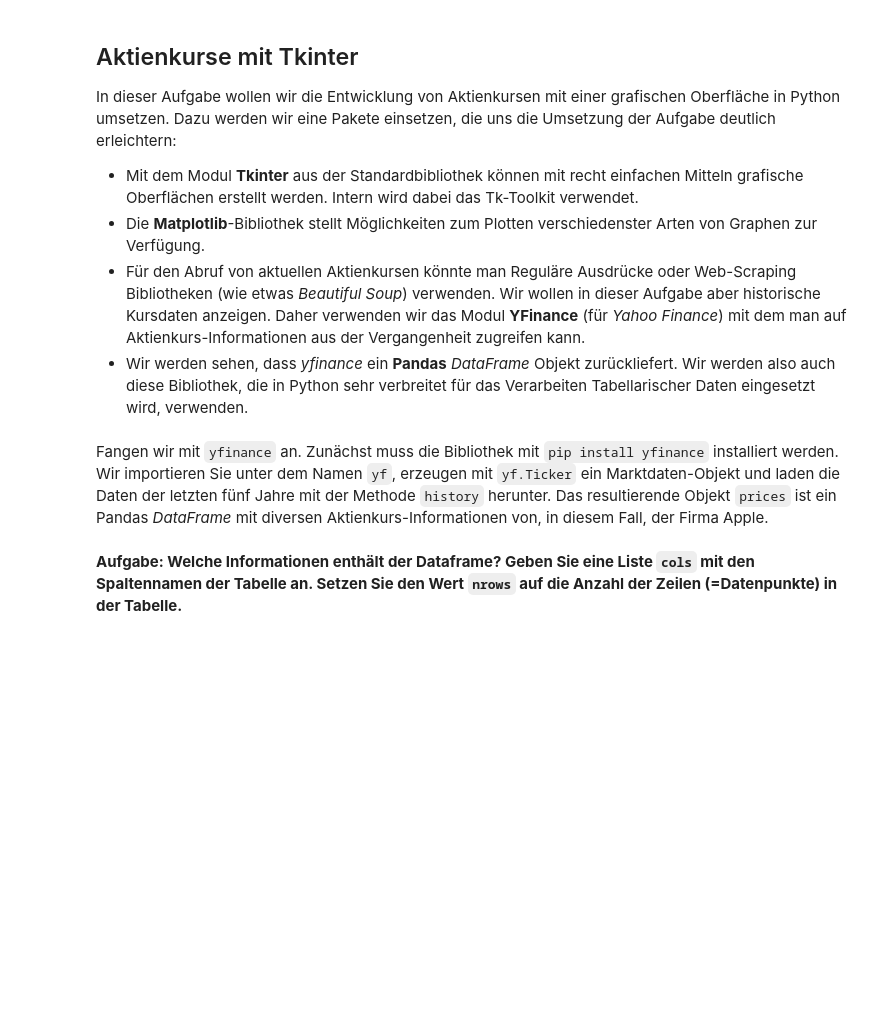
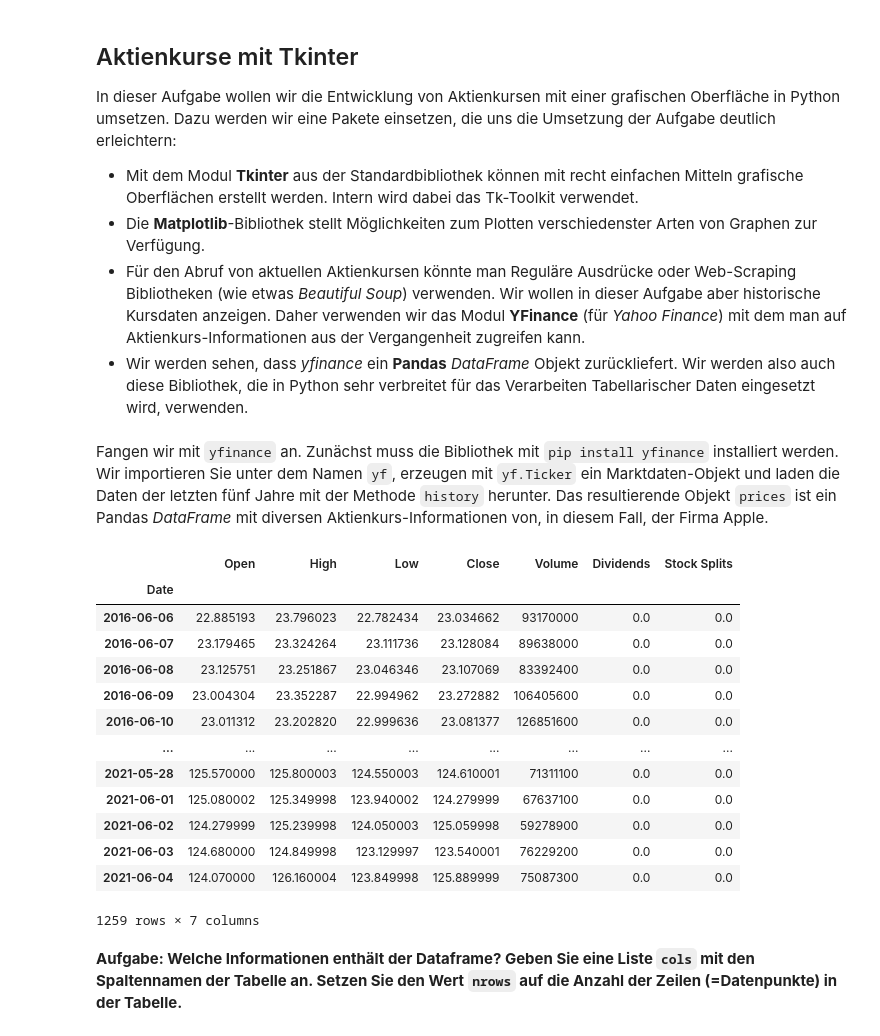
Before and after one commit to fh-swf-hgi/skriptsprachen-ex, a Jupyter notebook: p7/ex18_Aktienkurse_Tk.ipynb, the cells around one changed output. Saved outputs shown, nothing was run; the diff lists cells and outputs as text; code cells hidden in the pictures; blank space fills up the shorter version.

```diff
--- a/p7/ex18_Aktienkurse_Tk.ipynb
+++ b/p7/ex18_Aktienkurse_Tk.ipynb
@@ -24,13 +24,29 @@ Das resultierende Objekt `prices` ist ein Pandas *DataFrame* mit diversen Aktien
 # %%
 import yfinance as yf
 
 
 stock     = 'AAPL'
 stockname = 'Apple'
 timespan  = '5y'
 
 stock = yf.Ticker(stock)
 prices = stock.history(period=timespan)
+prices
+# %% [output]
+|  | Open | High | Low | Close | Volume | Dividends | Stock Splits |
+| Date |  |  |  |  |  |  |  |
+| 2016-06-06 | 22.885193 | 23.796023 | 22.782434 | 23.034662 | 93170000 | 0.0 | 0.0 |
+| 2016-06-07 | 23.179465 | 23.324264 | 23.111736 | 23.128084 | 89638000 | 0.0 | 0.0 |
+| 2016-06-08 | 23.125751 | 23.251867 | 23.046346 | 23.107069 | 83392400 | 0.0 | 0.0 |
+| 2016-06-09 | 23.004304 | 23.352287 | 22.994962 | 23.272882 | 106405600 | 0.0 | 0.0 |
+| 2016-06-10 | 23.011312 | 23.202820 | 22.999636 | 23.081377 | 126851600 | 0.0 | 0.0 |
+| ... | ... | ... | ... | ... | ... | ... | ... |
+| 2021-05-28 | 125.570000 | 125.800003 | 124.550003 | 124.610001 | 71311100 | 0.0 | 0.0 |
+| 2021-06-01 | 125.080002 | 125.349998 | 123.940002 | 124.279999 | 67637100 | 0.0 | 0.0 |
+| 2021-06-02 | 124.279999 | 125.239998 | 124.050003 | 125.059998 | 59278900 | 0.0 | 0.0 |
+| 2021-06-03 | 124.680000 | 124.849998 | 123.129997 | 123.540001 | 76229200 | 0.0 | 0.0 |
+| 2021-06-04 | 124.070000 | 126.160004 | 123.849998 | 125.889999 | 75087300 | 0.0 | 0.0 |
+1259 rows × 7 columns
 # %% [markdown]
 **Aufgabe: Welche Informationen enthält der Dataframe? Geben Sie eine Liste `cols` mit den Spaltennamen der Tabelle an. Setzen Sie den Wert `nrows` auf die Anzahl der Zeilen (=Datenpunkte) in der Tabelle.**
 # %%
```
Also changed, not shown: parts of 3 cells of this notebook.
